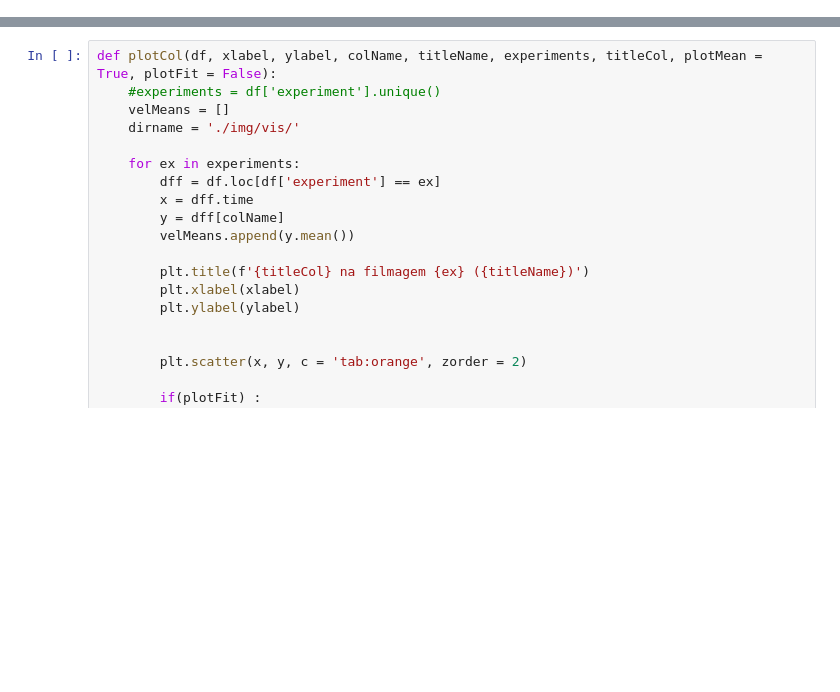
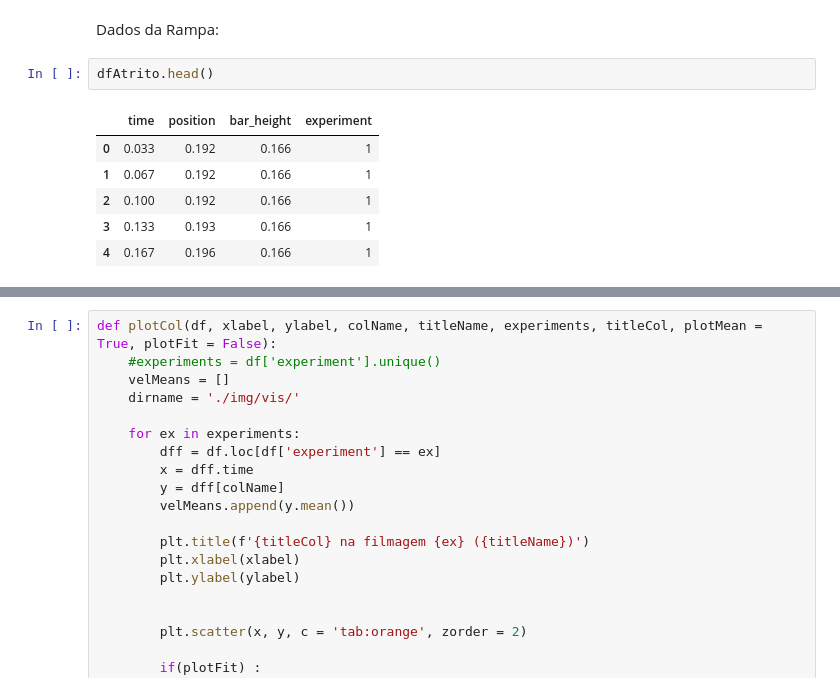
Before and after one commit to likury/EP2Modelagem, a Jupyter notebook: Visualização.ipynb, the cells around one changed output, grey strips where cells are left out. Drawn from its saved outputs; the diff is of its cells as text; blank space fills up the shorter version.

```diff
--- a/Visualização.ipynb
+++ b/Visualização.ipynb
@@ -21,0 +46,11 @@ Vamos plotar o gráfico da posição em função do tempo
+# %% [markdown]
+Dados da Rampa:
+# %%
+dfAtrito.head()
+# %% [output]
+|  | time | position | bar_height | experiment |
+| 0 | 0.033 | 0.192 | 0.166 | 1 |
+| 1 | 0.067 | 0.192 | 0.166 | 1 |
+| 2 | 0.100 | 0.192 | 0.166 | 1 |
+| 3 | 0.133 | 0.193 | 0.166 | 1 |
+| 4 | 0.167 | 0.196 | 0.166 | 1 |
```
Also changed, not shown: parts of 23 cells of this notebook.
